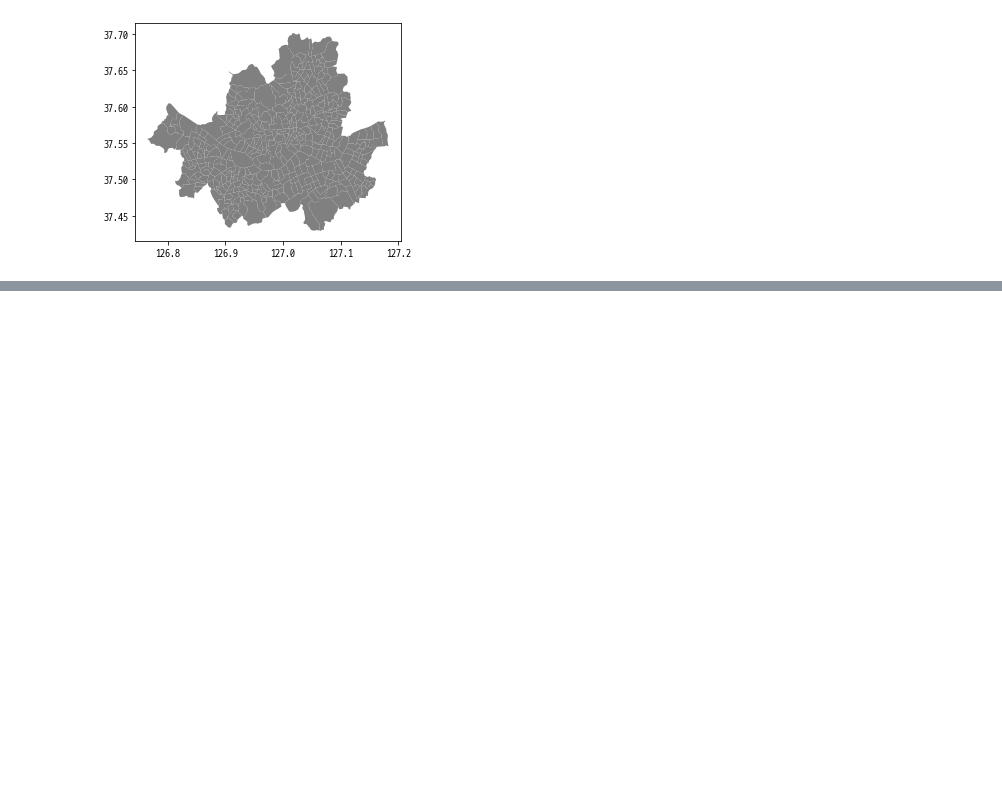
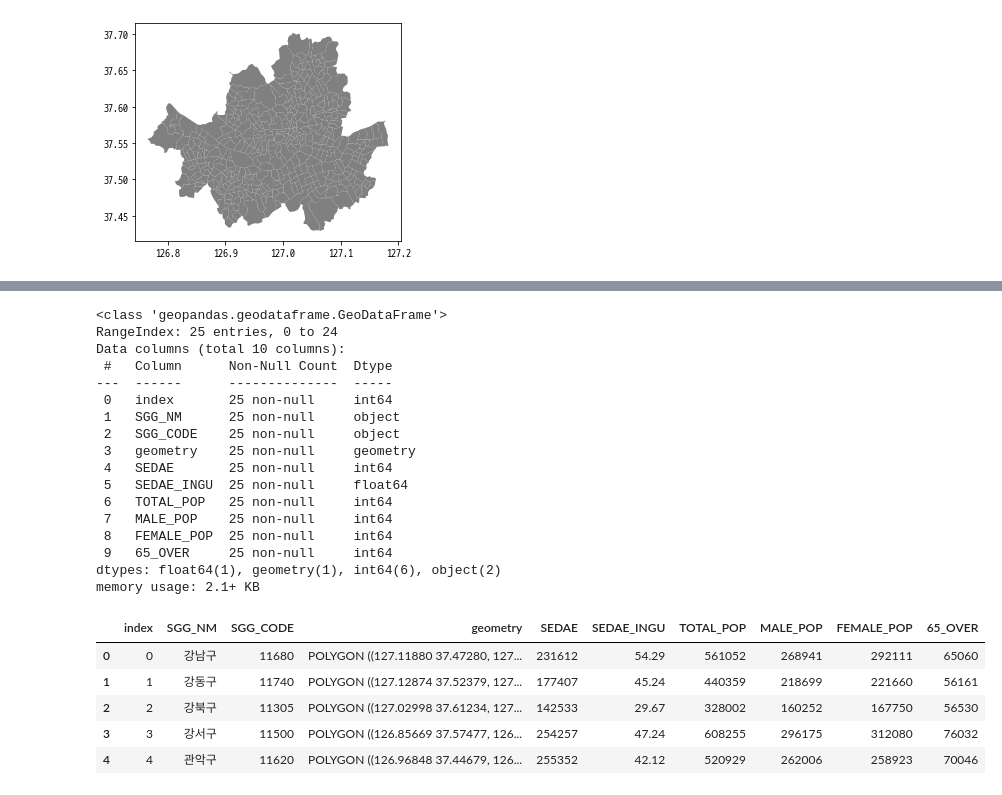
Before and after one commit to Daikoku1/Daikoku_Python, a Jupyter notebook: GeoPandas/Tutorial/Geo_data_with_Python_2nd.ipynb, the cells around one changed output, grey strips where cells are left out. Cells and saved outputs as stored; diff of their text form; code cells hidden in the pictures; blank space fills up the shorter version.

```diff
--- a/GeoPandas/Tutorial/Geo_data_with_Python_2nd.ipynb
+++ b/GeoPandas/Tutorial/Geo_data_with_Python_2nd.ipynb
@@ -60,0 +84,28 @@ seoul_h_dong_gdf.plot(color='gray')
+# %%
+# _06 정보확인
+seoul_sgg.info()
+seoul_sgg.head()
+# %% [output]
+<class 'geopandas.geodataframe.GeoDataFrame'>
+RangeIndex: 25 entries, 0 to 24
+Data columns (total 10 columns):
+ #   Column      Non-Null Count  Dtype
+---  ------      --------------  -----
+ 0   index       25 non-null     int64
+ 1   SGG_NM      25 non-null     object
+ 2   SGG_CODE    25 non-null     object
+ 3   geometry    25 non-null     geometry
+ 4   SEDAE       25 non-null     int64
+ 5   SEDAE_INGU  25 non-null     float64
+ 6   TOTAL_POP   25 non-null     int64
+ 7   MALE_POP    25 non-null     int64
+ 8   FEMALE_POP  25 non-null     int64
+ 9   65_OVER     25 non-null     int64
+dtypes: float64(1), geometry(1), int64(6), object(2)
+memory usage: 2.1+ KB
+|  | index | SGG_NM | SGG_CODE | geometry | SEDAE | SEDAE_INGU | TOTAL_POP | MALE_POP | FEMALE_POP | 65_OVER |
+| 0 | 0 | 강남구 | 11680 | POLYGON ((127.11880 37.47280, 127... | 231612 | 54.29 | 561052 | 268941 | 292111 | 65060 |
+| 1 | 1 | 강동구 | 11740 | POLYGON ((127.12874 37.52379, 127... | 177407 | 45.24 | 440359 | 218699 | 221660 | 56161 |
+| 2 | 2 | 강북구 | 11305 | POLYGON ((127.02998 37.61234, 127... | 142533 | 29.67 | 328002 | 160252 | 167750 | 56530 |
+| 3 | 3 | 강서구 | 11500 | POLYGON ((126.85669 37.57477, 126... | 254257 | 47.24 | 608255 | 296175 | 312080 | 76032 |
+| 4 | 4 | 관악구 | 11620 | POLYGON ((126.96848 37.44679, 126... | 255352 | 42.12 | 520929 | 262006 | 258923 | 70046 |
```
Also changed, not shown: parts of 22 cells of this notebook, 3 other files.
